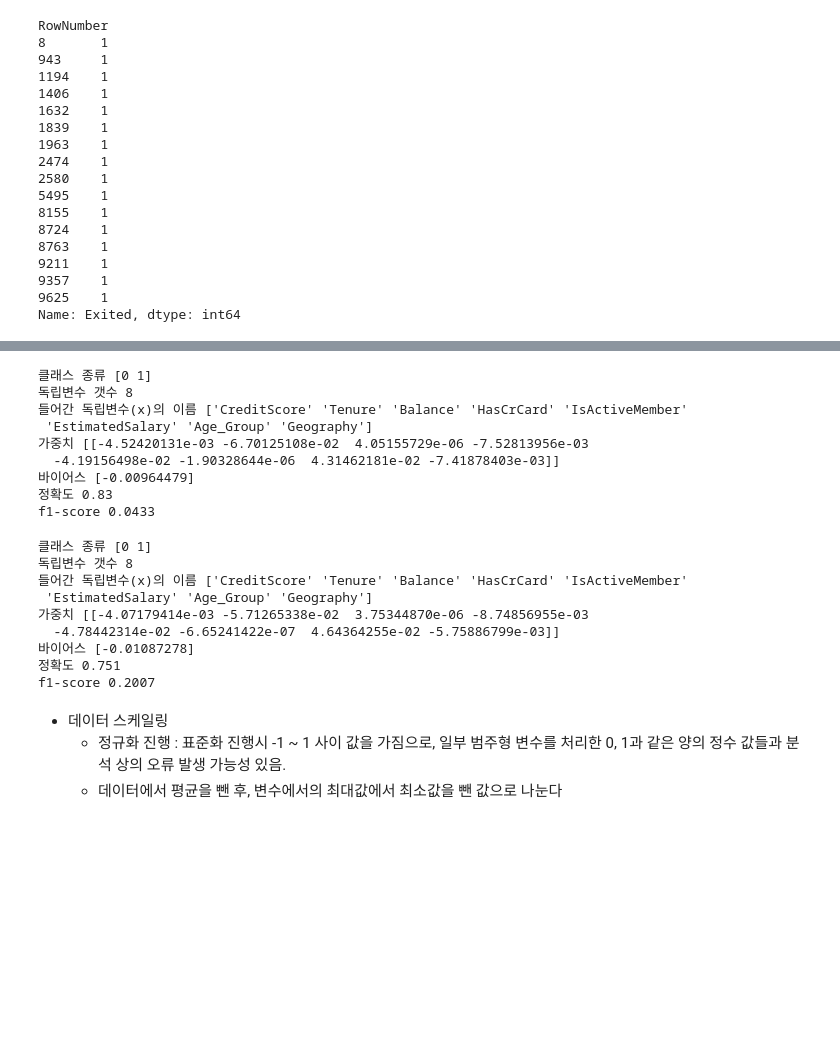
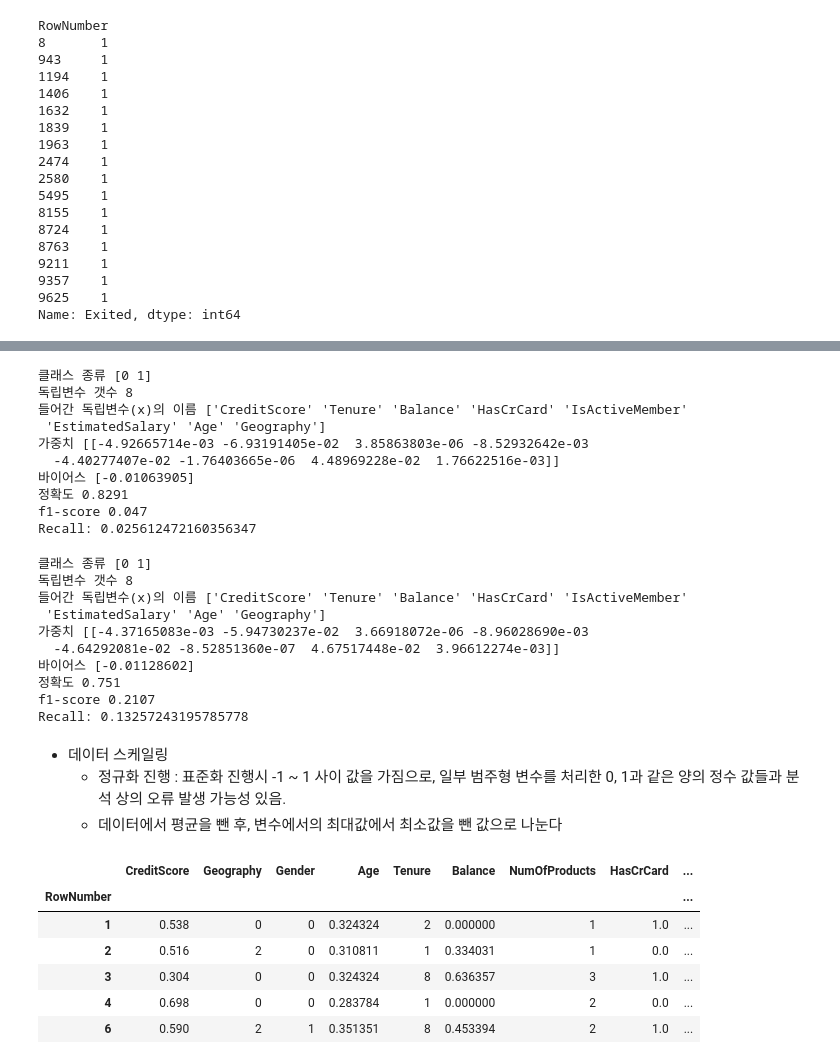
Before and after one commit to cookieeyoung/ML-project1, a Jupyter notebook: ml.ipynb, the cells around one changed output, grey strips where cells are left out. Saved outputs shown, nothing was run; the diff lists cells and outputs as text; code cells hidden in the pictures; blank space fills up the shorter version.

```diff
--- a/ml.ipynb
+++ b/ml.ipynb
@@ -192,5 +176,7 @@ vif
 # %%
 # 로지스틱 회귀 결과 해석을 위한 함수 지정 및 변수 분류
+from sklearn.linear_model import LogisticRegression
+from sklearn.metrics import accuracy_score, f1_score, recall_score, precision_score, average_precision_score, confusion_matrix
 def get_att(x):
     # x모델 넣기
     print('클래스 종류', x.classes_)
@@ -204,7 +190,7 @@ def get_metrics(true, pred):
     print('f1-score', round(f1_score(true, pred), 4))
 
 
-X = int_data[['CreditScore', 'Tenure', 'Balance', 'HasCrCard', 'IsActiveMember', 'EstimatedSalary', 'Age_Group', 'Geography', 'Gender']]
+X = int_data.drop("Exited", axis=1)
 y_true = int_data[['Exited']]
 # %%
 # 전체 데이터(수치형)에 대한 로지스틱 회귀 진행
@@ -232,11 +217,11 @@ f1-score 0.1111
 # %%
 # 성별 간 로지스틱 회귀 분석 진행
 
-sex_data = new_data.drop(columns=['CustomerId', 'Surname', 'Age'])
-male_data = sex_data[sex_data['Gender'] == 0]
-female_data = sex_data[sex_data['Gender'] == 1]
+sex_data = new_data.drop(columns=['CustomerId', 'Surname'])
+male_data = sex_data[sex_data['Gender'] == 1]
+female_data = sex_data[sex_data['Gender'] == 0]
 
-X_male = male_data[['CreditScore', 'Tenure', 'Balance', 'HasCrCard', 'IsActiveMember', 'EstimatedSalary', 'Age_Group','Geography']]
+X_male = male_data[['CreditScore', 'Tenure', 'Balance', 'HasCrCard', 'IsActiveMember', 'EstimatedSalary', 'Age','Geography']]
 y_true_male = male_data[['Exited']]
 
 model_lor.fit(X_male, y_true_male)
@@ -244,18 +229,20 @@ get_att(model_lor)
 
 y_pred_male = model_lor.predict(X_male)
 get_metrics(y_true_male, y_pred_male)
+print("Recall:", recall_score(y_true_male, y_pred_male))
 # %% [output]
 클래스 종류 [0 1]
 독립변수 갯수 8
 들어간 독립변수(x)의 이름 ['CreditScore' 'Tenure' 'Balance' 'HasCrCard' 'IsActiveMember'
- 'EstimatedSalary' 'Age_Group' 'Geography']
-가중치 [[-4.52420131e-03 -6.70125108e-02  4.05155729e-06 -7.52813956e-03
-  -4.19156498e-02 -1.90328644e-06  4.31462181e-02 -7.41878403e-03]]
-바이어스 [-0.00964479]
-정확도 0.83
-f1-score 0.0433
+ 'EstimatedSalary' 'Age' 'Geography']
+가중치 [[-4.92665714e-03 -6.93191405e-02  3.85863803e-06 -8.52932642e-03
+  -4.40277407e-02 -1.76403665e-06  4.48969228e-02  1.76622516e-03]]
+바이어스 [-0.01063905]
+정확도 0.8291
+f1-score 0.047
+Recall: 0.025612472160356347
 # %%
-X_female = female_data[['CreditScore', 'Tenure', 'Balance', 'HasCrCard', 'IsActiveMember', 'EstimatedSalary', 'Age_Group', 'Geography']]
+X_female = female_data[['CreditScore', 'Tenure', 'Balance', 'HasCrCard', 'IsActiveMember', 'EstimatedSalary', 'Age', 'Geography']]
 y_true_female = female_data[['Exited']]
 
 model_lor.fit(X_female, y_true_female)
@@ -263,16 +250,18 @@ get_att(model_lor)
 
 y_pred_female = model_lor.predict(X_female)
 get_metrics(y_true_female, y_pred_female)
+print("Recall:", recall_score(y_true_female, y_pred_female))
 # %% [output]
 클래스 종류 [0 1]
 독립변수 갯수 8
 들어간 독립변수(x)의 이름 ['CreditScore' 'Tenure' 'Balance' 'HasCrCard' 'IsActiveMember'
- 'EstimatedSalary' 'Age_Group' 'Geography']
-가중치 [[-4.07179414e-03 -5.71265338e-02  3.75344870e-06 -8.74856955e-03
-  -4.78442314e-02 -6.65241422e-07  4.64364255e-02 -5.75886799e-03]]
-바이어스 [-0.01087278]
+ 'EstimatedSalary' 'Age' 'Geography']
+가중치 [[-4.37165083e-03 -5.94730237e-02  3.66918072e-06 -8.96028690e-03
+  -4.64292081e-02 -8.52851360e-07  4.67517448e-02  3.96612274e-03]]
+바이어스 [-0.01128602]
 정확도 0.751
-f1-score 0.2007
+f1-score 0.2107
+Recall: 0.13257243195785778
 # %% [markdown]
 - 데이터 스케일링
     - 정규화 진행 : 표준화 진행시 -1 ~ 1 사이 값을 가짐으로, 일부 범주형 변수를 처리한 0, 1과 같은 양의 정수 값들과 분석 상의 오류 발생 가능성 있음.
@@ -280,15 +269,28 @@ f1-score 0.2007
 # %%
 # 데이터 엔지니어링(결측치 제거 후 전체 데이터셋 기준), 30:70 으로 훈련 셋과 테스트셋 분할
 
 from sklearn.preprocessing import MinMaxScaler
 from sklearn.model_selection import train_test_split
 
 mms = MinMaxScaler()
 
-X_data_normal = mms.fit_transform(X)
-train_normal = pd.DataFrame(X_data_normal, index=X.index, columns=X.columns)
+target_features = ["CreditScore", "Age", "Balance", "EstimatedSalary"]
+
+scaled_X = pd.DataFrame(data = X)
+scaled_X[target_features] = mms.fit_transform(X[target_features])
+
 
 X_train, X_test, y_train, y_test = train_test_split(X,y_true, test_size = 0.3, random_state= 42)
+
+scaled_X.head()
+# %% [output]
+|  | CreditScore | Geography | Gender | Age | Tenure | Balance | NumOfProducts | HasCrCard | ... |
+| RowNumber |  |  |  |  |  |  |  |  | ... |
+| 1 | 0.538 | 0 | 0 | 0.324324 | 2 | 0.000000 | 1 | 1.0 | ... |
+| 2 | 0.516 | 2 | 0 | 0.310811 | 1 | 0.334031 | 1 | 0.0 | ... |
+| 3 | 0.304 | 0 | 0 | 0.324324 | 8 | 0.636357 | 3 | 1.0 | ... |
+| 4 | 0.698 | 0 | 0 | 0.283784 | 1 | 0.000000 | 2 | 0.0 | ... |
+| 6 | 0.590 | 2 | 1 | 0.351351 | 8 | 0.453394 | 2 | 1.0 | ... |
 # %%
 # SHAP를 통한 각 항목별 이탈률 기여도 확인, 사용 모델은 XGBoost 회귀 모델
 # !pip install shap
```
Also changed, not shown: parts of 9 cells of this notebook, 1 other file.
